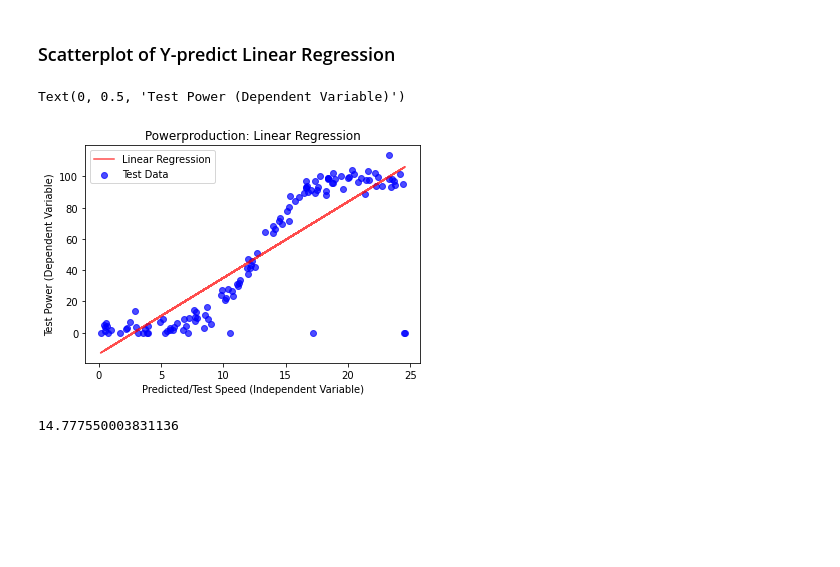
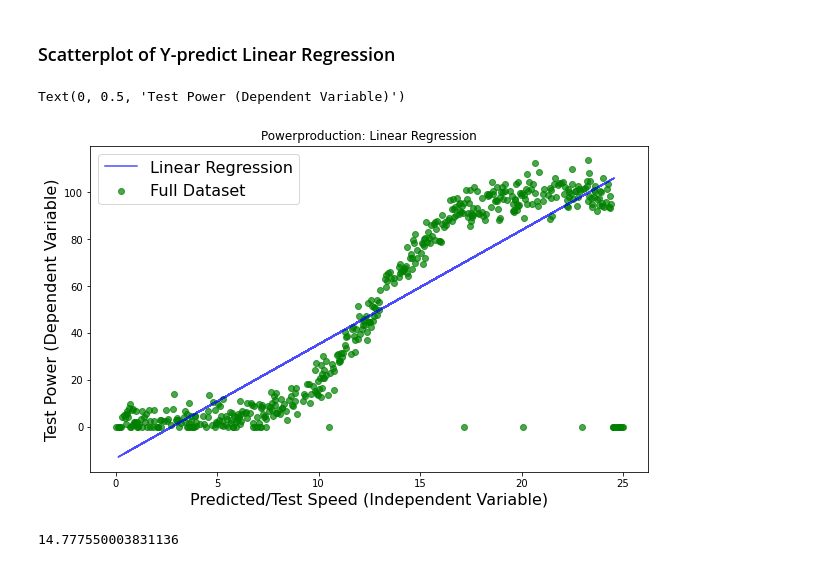
Before and after one commit to PJFinnerty/Project-2020-52446, a Jupyter notebook: Project-2020-PeterFinnerty.ipynb, the cells around one changed output. Saved outputs shown, nothing was run; the diff lists cells and outputs as text; code cells hidden in the pictures; blank space fills up the shorter version.

```diff
--- a/Project-2020-PeterFinnerty.ipynb
+++ b/Project-2020-PeterFinnerty.ipynb
@@ -495,17 +418,13 @@ y = y.values
 x_train, x_test, y_train, y_test = train_test_split(x, y,
                                     test_size= 0.25, random_state=0)
 
-# Create model variable, set to LinearRegression() function
-# Use .fit() to adust weight of x and y data
-model = LinearRegression()
-model.fit(x, y)
 
 # Print the 2 train and 2 test arrays to screen
 print(x_train.shape, y_train.shape)
 print(x_test.shape, y_test.shape)
 
-# Set model function
-# Train x and y training arrays
+# Create model variable, set to LinearRegression() function
+# Use .fit() to adust weight of x and y data
 model = LinearRegression().fit(x_train, y_train)
 
 # Use the trained model to predict tests
@@ -541,18 +470,20 @@ Text(0, 0.5, 'Modelled Power (Dependent Variable)')
 # %% [markdown]
 ### Scatterplot of Y-predict Linear Regression
 # %%
+plt.plot(x_test, y_predict, color='b', label="Linear Regression",
+        alpha=.7)
+
 # Create a scatterplot graphing predictions against true data
-plt.plot(x_test, y_predict, color='r', label="Linear Regression",
+plt.scatter(x, y, color='g', label="Full Dataset",
         alpha=.7)
-plt.scatter(x_test, y_test, color='b', label="Test Data",
-        alpha=.7)
+
 plt.legend()
 plt.title("Powerproduction: Linear Regression")
 plt.xlabel("Predicted/Test Speed (Independent Variable)")
 plt.ylabel("Test Power (Dependent Variable)")
 # %% [output]
 Text(0, 0.5, 'Test Power (Dependent Variable)')
-[figure, old version]
+[figure, new version]
 # %%
 MAE = mean_absolute_error(y_test, y_predict)
 MAE
```
Also changed, not shown: parts of 35 cells of this notebook, 2 other files.
